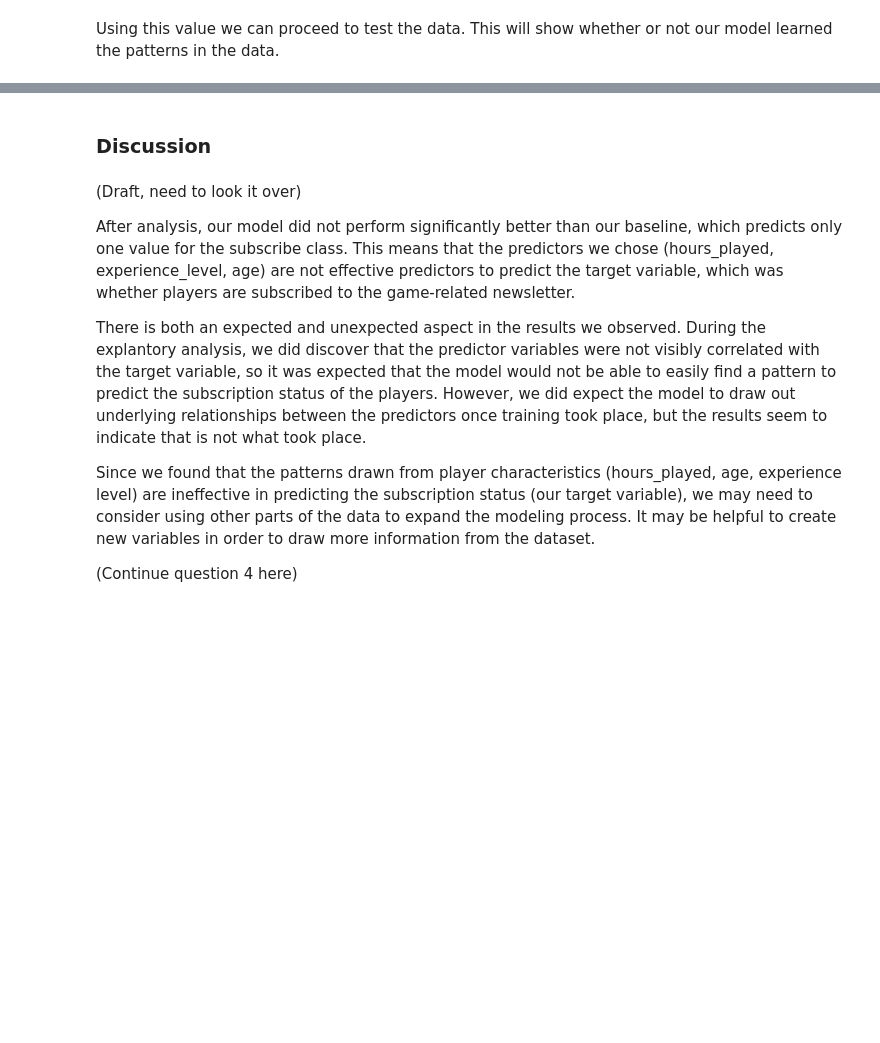
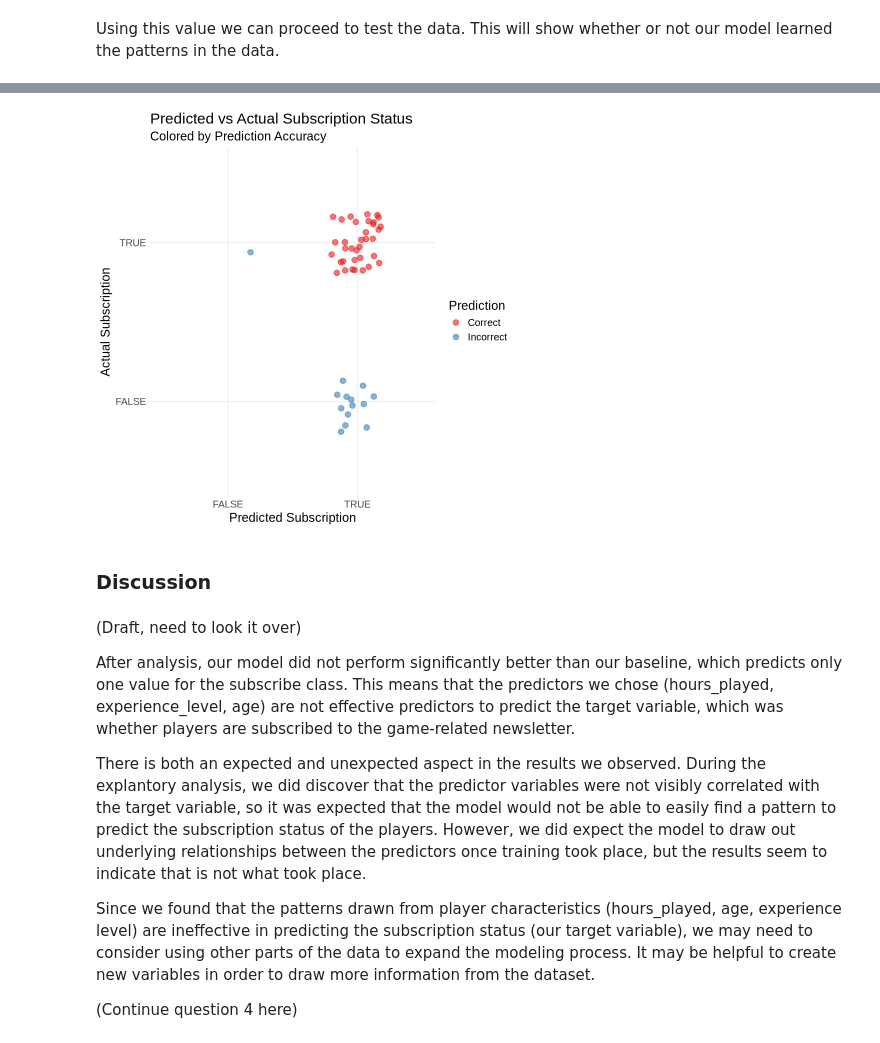
Before and after one commit to ptrjk0/dsci100-project-006-group33, a Jupyter notebook: Project.ipynb, the cells around one changed output, grey strips where cells are left out. Cells and saved outputs as stored; diff of their text form; code cells hidden in the pictures; blank space fills up the shorter version.

Commit message:
added analysis visualization

```diff
--- a/Project.ipynb
+++ b/Project.ipynb
@@ -254,3 +263,30 @@ confusion_mat
+# %%
+player_test_predictions <- player_test_predictions|>
+  mutate(correct = if_else(.pred_class == subscribe, "Correct", "Incorrect"))
+
+# Converting to factor
+player_test_predictions$.pred_class <- as.factor(player_test_predictions$.pred_class)
+player_test_predictions$subscribe <- as.factor(player_test_predictions$subscribe)
+player_test_predictions$correct <- as.factor(player_test_predictions$correct)
+
+# Creatng scatter plot
+scatter_pred_vs_actual <- ggplot(player_test_predictions, aes(x = .pred_class, y = subscribe, color = correct)) +
+  geom_jitter(width = 0.2, height = 0.2, size = 3, alpha = 0.6) +
+  scale_color_brewer(palette = "Set1") +
+  labs(
+    title = "Predicted vs Actual Subscription Status",
+    subtitle = "Colored by Prediction Accuracy",
+    x = "Predicted Subscription",
+    y = "Actual Subscription",
+    color = "Prediction"
+  ) +
+  theme_minimal() +
+  theme(text = element_text(size = 15))
+
+
+scatter_pred_vs_actual
+# %% [output]
+[figure, added]
 # %% [markdown]
 ### Discussion
 # %% [markdown]
```
Also changed, not shown: parts of 3 cells of this notebook.
